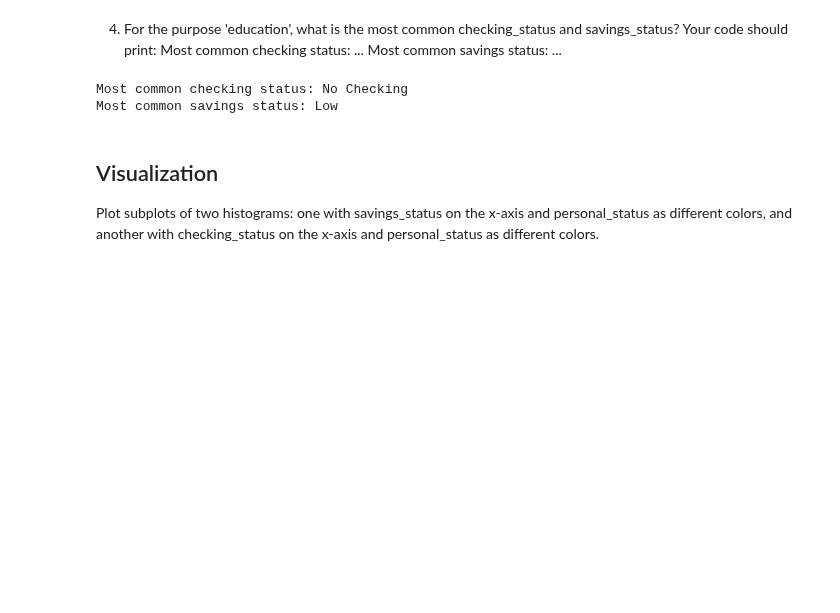
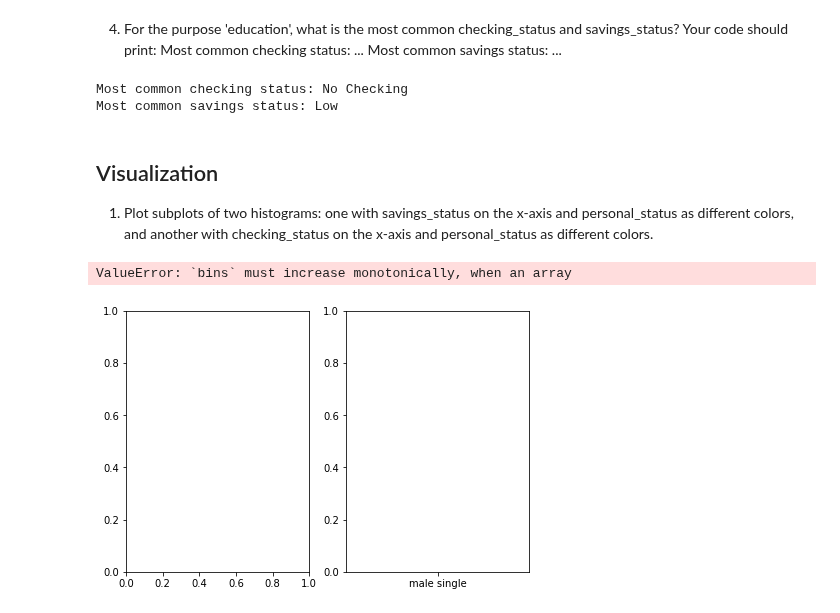
Before and after one commit to benwang2/obsidian-f22, a Jupyter notebook: Rutgers/2022 Fall/210/Assignments/Homework 3/src/german_credit.ipynb, the cells around one changed output. Cells and saved outputs as stored; diff of their text form; code cells hidden in the pictures; blank space fills up the shorter version.

```diff
--- a/Rutgers/2022 Fall/210/Assignments/Homework 3/src/german_credit.ipynb
+++ b/Rutgers/2022 Fall/210/Assignments/Homework 3/src/german_credit.ipynb
@@ -229,4 +229,20 @@ Most common checking status: No Checking
 Most common savings status: Low
 # %% [markdown]
 ## Visualization
-Plot subplots of two histograms: one with savings_status on the x-axis and personal_status as different colors, and another with checking_status on the x-axis and personal_status as different colors.
+1. Plot subplots of two histograms: one with savings_status on the x-axis and personal_status as different colors, and another with checking_status on the x-axis and personal_status as different colors.
+# %%
+from matplotlib import pyplot as plt
+
+fig, axs = plt.subplots(1,  2, constrained_layout=True)
+
+# ax = axs.flat[0]
+# ax.set_title("Savings Status vs Personal Status")
+plt.hist(
+    gcred["personal_status"],
+    gcred["savings_status"].unique(),
+)
+
+plt.show()
+# %% [output]
+ValueError: `bins` must increase monotonically, when an array
+[figure, added]
```
